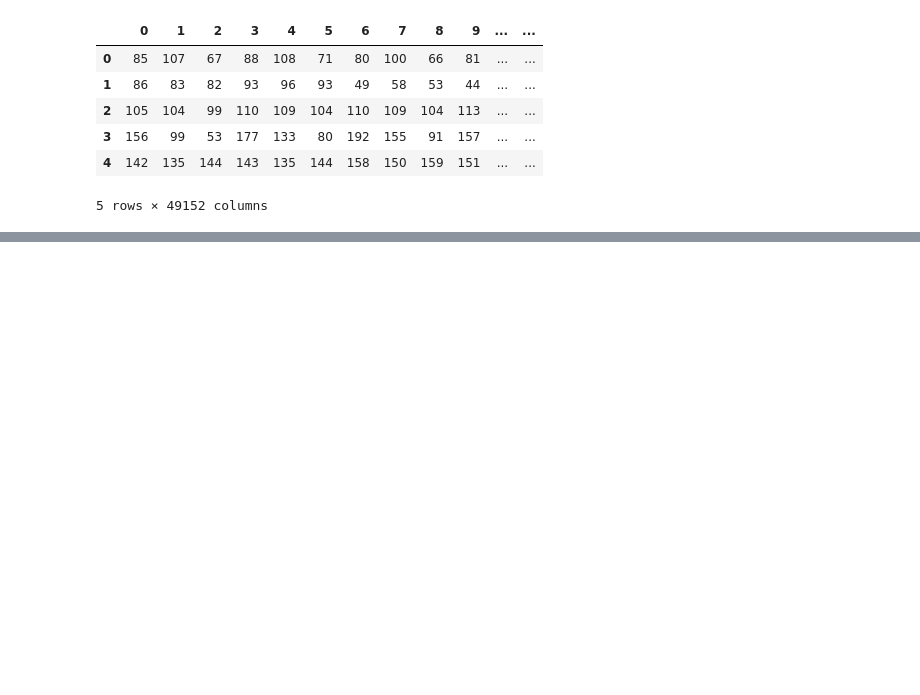
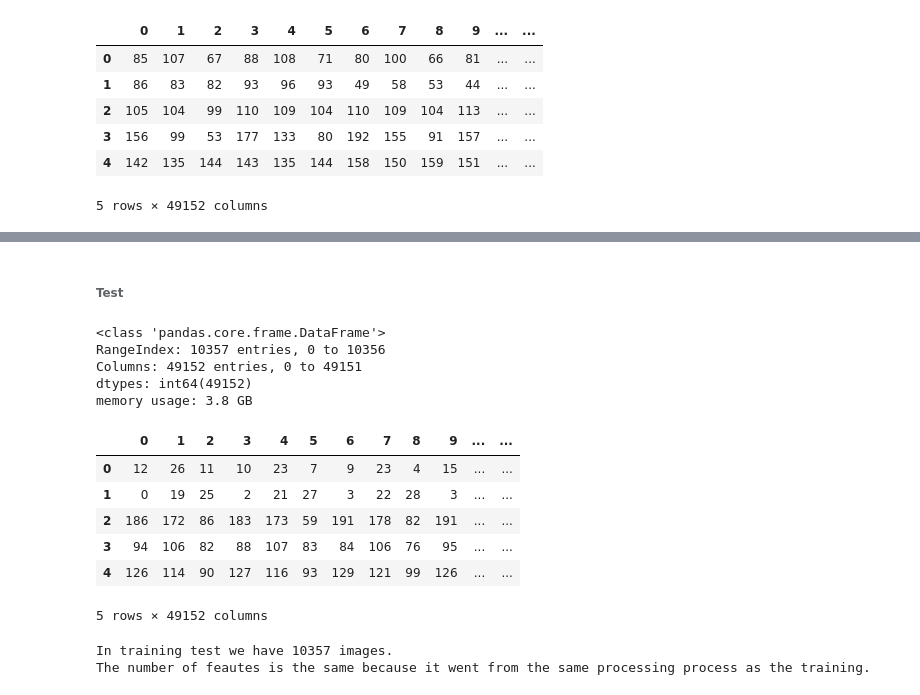
Before and after one commit to vBarFace/Dog-Breed-Identification-Kaggle, a Jupyter notebook: Dog_Breed_Identification.ipynb, the cells around one changed output, grey strips where cells are left out. Cells and saved outputs as stored; diff of their text form; code cells hidden in the pictures; blank space fills up the shorter version.

Commit message:
EDA and data processing done

```diff
--- a/Dog_Breed_Identification.ipynb
+++ b/Dog_Breed_Identification.ipynb
@@ -322 +315,31 @@ Name: breed, dtype: object
 [figure]
+# %% [markdown]
+###### Test
+# %%
+# Lets see testing dataset info
+test_df.info()
+# %% [output]
+<class 'pandas.core.frame.DataFrame'>
+RangeIndex: 10357 entries, 0 to 10356
+Columns: 49152 entries, 0 to 49151
+dtypes: int64(49152)
+memory usage: 3.8 GB
+# %%
+# Lets some testing images information
+test_df.head() # NOTE, it has 49151 because we have 3 RGB channels = 128 * 128 *3
+# %% [output]
+|  | 0 | 1 | 2 | 3 | 4 | 5 | 6 | 7 | 8 | 9 | ... | ... |
+| 0 | 12 | 26 | 11 | 10 | 23 | 7 | 9 | 23 | 4 | 15 | ... | ... |
+| 1 | 0 | 19 | 25 | 2 | 21 | 27 | 3 | 22 | 28 | 3 | ... | ... |
+| 2 | 186 | 172 | 86 | 183 | 173 | 59 | 191 | 178 | 82 | 191 | ... | ... |
+| 3 | 94 | 106 | 82 | 88 | 107 | 83 | 84 | 106 | 76 | 95 | ... | ... |
+| 4 | 126 | 114 | 90 | 127 | 116 | 93 | 129 | 121 | 99 | 126 | ... | ... |
+5 rows × 49152 columns
+# %%
+# Lets see the test_df shape
+n_images_test, n_features_test = test_df.shape
+print(f"In training test we have {n_images_test} images.")
+print(f"The number of feautes is the same because it went from the same processing process as the training.")
+# %% [output]
+In training test we have 10357 images.
+The number of feautes is the same because it went from the same processing process as the training.
```
Also changed, not shown: parts of 12 cells of this notebook.
